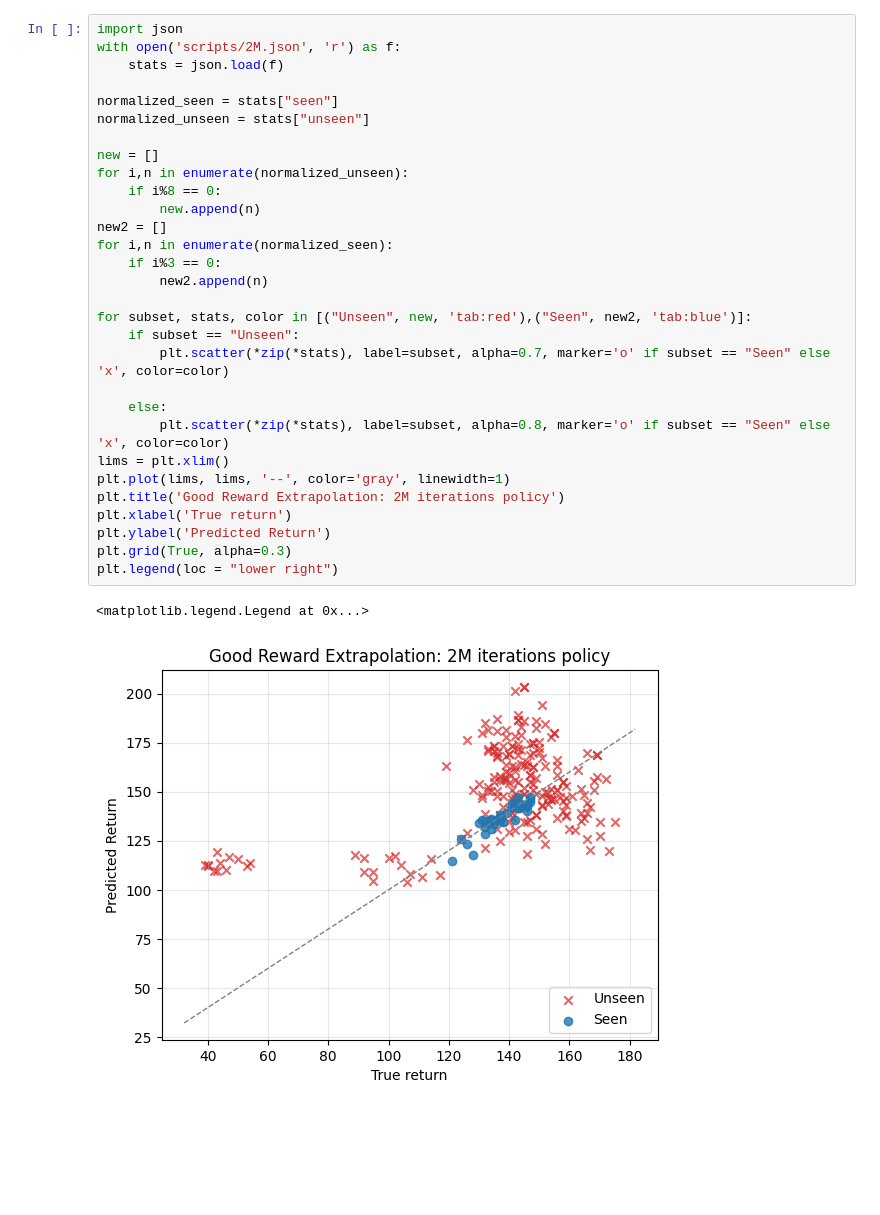
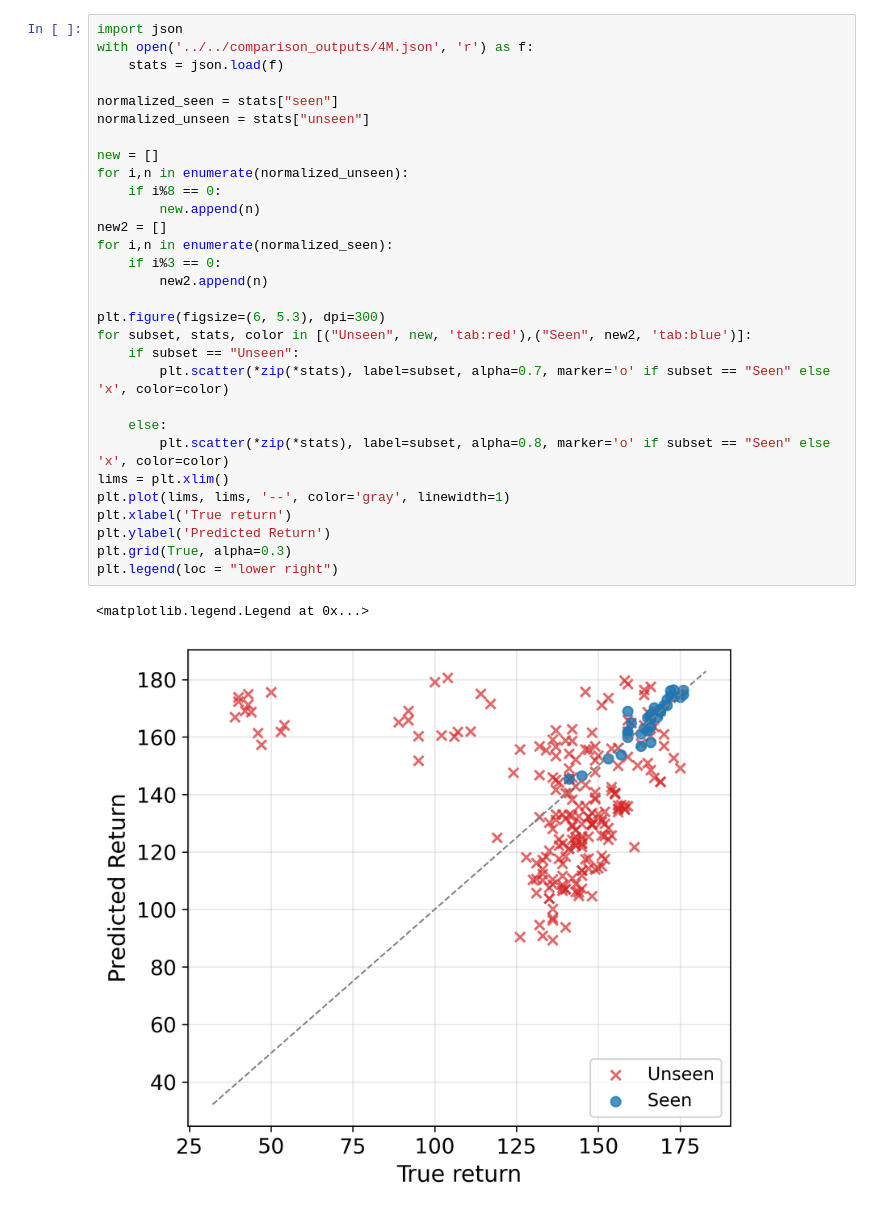
Before and after one commit to moritz-zoellner/imitation, a Jupyter notebook: src/cs592_proj/final_plots.ipynb, the cells around one changed output. Cells and saved outputs as stored; diff of their text form; blank space fills up the shorter version.

```diff
--- a/src/cs592_proj/final_plots.ipynb
+++ b/src/cs592_proj/final_plots.ipynb
@@ -111,34 +121,34 @@ Expert Models:
   IQL: 130.25
 # %%
 import json
-with open('scripts/2M.json', 'r') as f:
+with open('../../comparison_outputs/4M.json', 'r') as f:
     stats = json.load(f)
 
 normalized_seen = stats["seen"]
 normalized_unseen = stats["unseen"]
 
 new = []
 for i,n in enumerate(normalized_unseen):
     if i%8 == 0:
         new.append(n)
 new2 = []
 for i,n in enumerate(normalized_seen):
     if i%3 == 0:
         new2.append(n)
 
+plt.figure(figsize=(6, 5.3), dpi=300)
 for subset, stats, color in [("Unseen", new, 'tab:red'),("Seen", new2, 'tab:blue')]:
     if subset == "Unseen":
         plt.scatter(*zip(*stats), label=subset, alpha=0.7, marker='o' if subset == "Seen" else 'x', color=color)
 
     else:
         plt.scatter(*zip(*stats), label=subset, alpha=0.8, marker='o' if subset == "Seen" else 'x', color=color)
 lims = plt.xlim()
 plt.plot(lims, lims, '--', color='gray', linewidth=1)
-plt.title('Good Reward Extrapolation: 2M iterations policy')
 plt.xlabel('True return')
 plt.ylabel('Predicted Return')
 plt.grid(True, alpha=0.3)
 plt.legend(loc = "lower right")
 # %% [output]
 <matplotlib.legend.Legend at 0x...>
-[figure, old version]
+[figure, new version]
```
Also changed, not shown: parts of 1 cell of this notebook, 6 other files.
